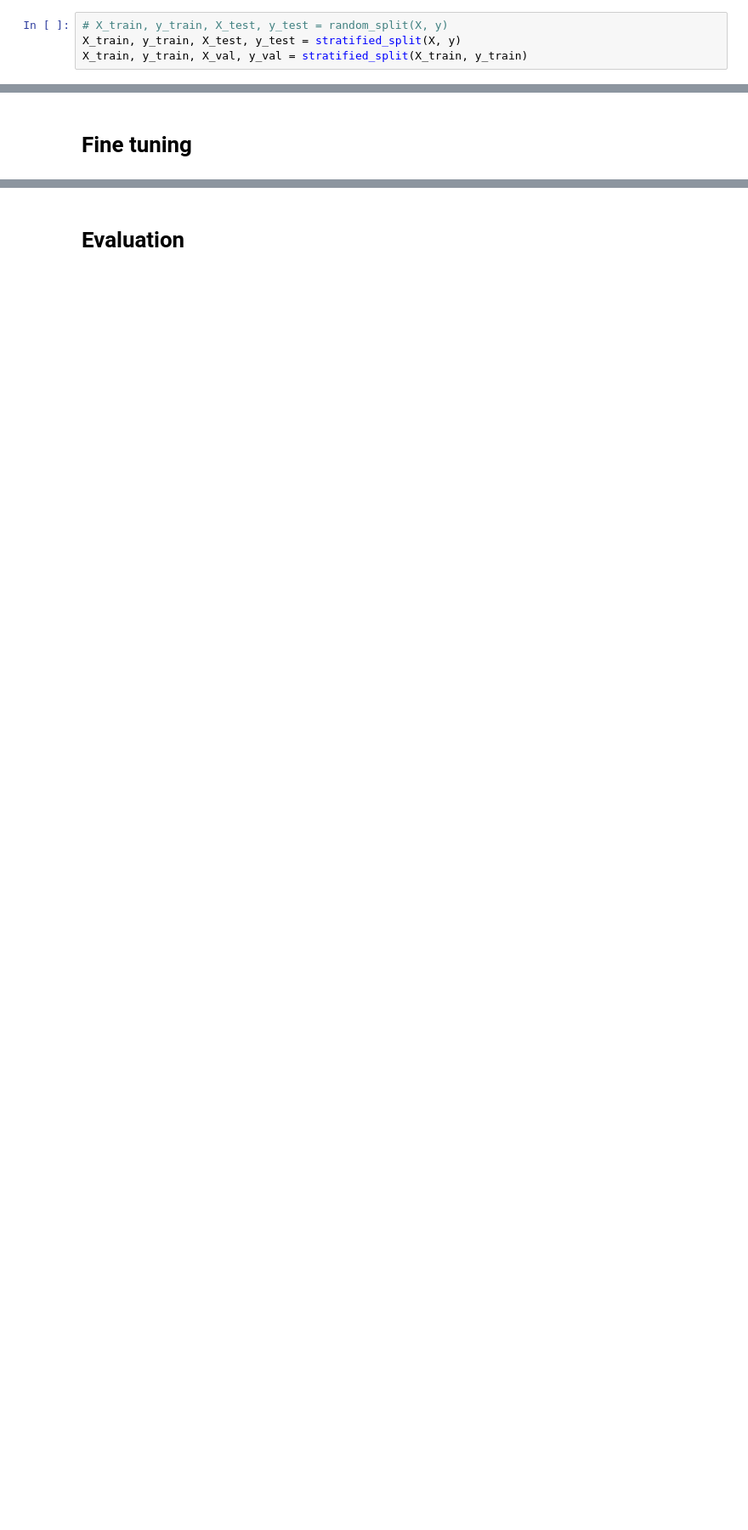
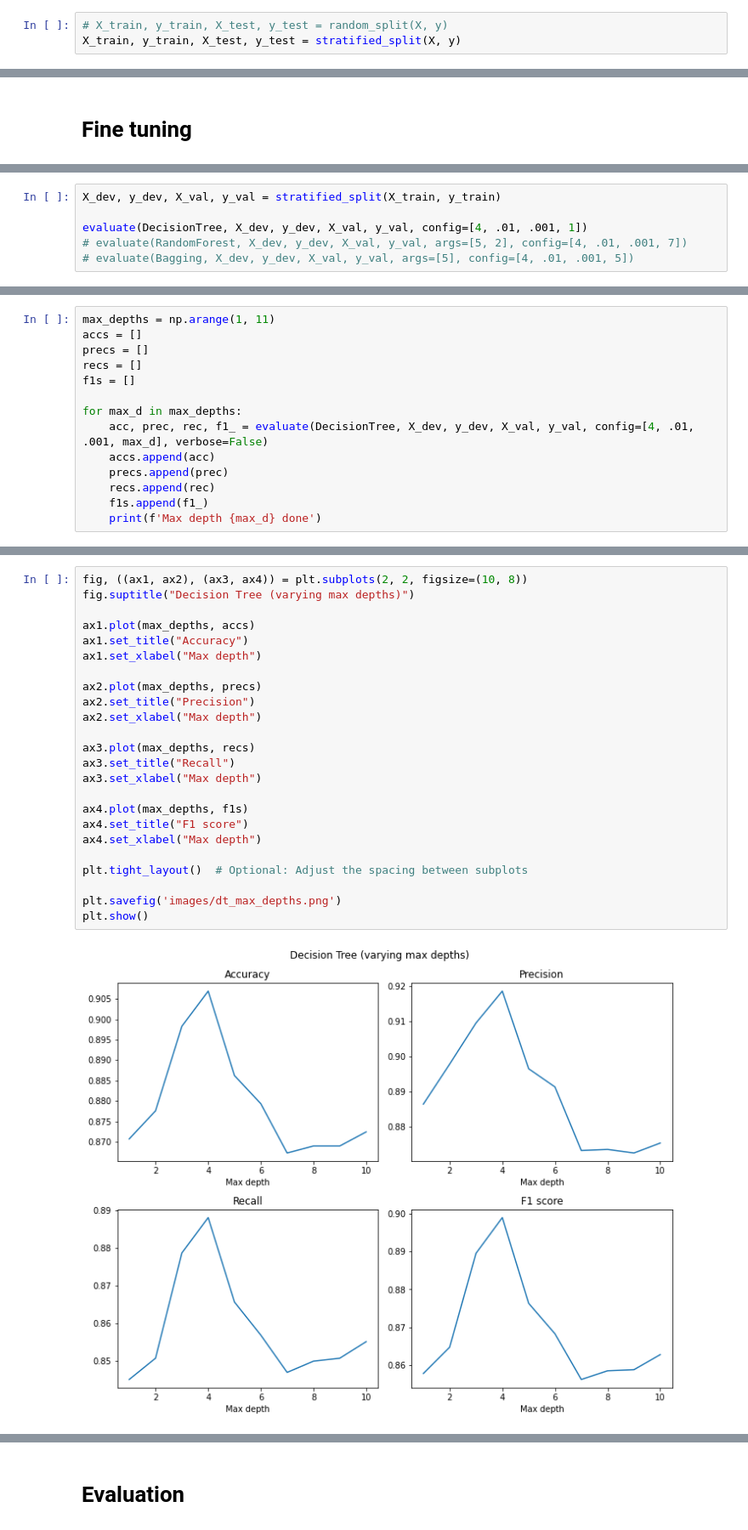
Before and after one commit to bunbohue19/Machine-Learning-Data-Mining, a Jupyter notebook: dtree-student-dropout.ipynb, the cells around one changed output, grey strips where cells are left out. Shown: that part at 85% size. Drawn from its saved outputs; the diff is of its cells as text; blank space fills up the shorter version.

Commit message:
Add plots and functions to save and load model

```diff
--- a/dtree-student-dropout.ipynb
+++ b/dtree-student-dropout.ipynb
@@ -237,4 +225,3 @@ def stratified_split(data, labels, test_pct=0.2, seed=None):
 # %%
 # X_train, y_train, X_test, y_test = random_split(X, y)
 X_train, y_train, X_test, y_test = stratified_split(X, y)
-X_train, y_train, X_val, y_val = stratified_split(X_train, y_train)
@@ -799,0 +608,6 @@ TODO
+# %%
+X_dev, y_dev, X_val, y_val = stratified_split(X_train, y_train)
+
+evaluate(DecisionTree, X_dev, y_dev, X_val, y_val, config=[4, .01, .001, 1])
+# evaluate(RandomForest, X_dev, y_dev, X_val, y_val, args=[5, 2], config=[4, .01, .001, 7])
+# evaluate(Bagging, X_dev, y_dev, X_val, y_val, args=[5], config=[4, .01, .001, 5])
@@ -799,0 +627,14 @@ TODO
+# %%
+max_depths = np.arange(1, 11)
+accs = []
+precs = []
+recs = []
+f1s = []
+
+for max_d in max_depths:
+    acc, prec, rec, f1_ = evaluate(DecisionTree, X_dev, y_dev, X_val, y_val, config=[4, .01, .001, max_d], verbose=False)
+    accs.append(acc)
+    precs.append(prec)
+    recs.append(rec)
+    f1s.append(f1_)
+    print(f'Max depth {max_d} done')
@@ -799,0 +652,26 @@ TODO
+# %%
+fig, ((ax1, ax2), (ax3, ax4)) = plt.subplots(2, 2, figsize=(10, 8))
+fig.suptitle("Decision Tree (varying max depths)")
+
+ax1.plot(max_depths, accs)
+ax1.set_title("Accuracy")
+ax1.set_xlabel("Max depth")
+
+ax2.plot(max_depths, precs)
+ax2.set_title("Precision")
+ax2.set_xlabel("Max depth")
+
+ax3.plot(max_depths, recs)
+ax3.set_title("Recall")
+ax3.set_xlabel("Max depth")
+
+ax4.plot(max_depths, f1s)
+ax4.set_title("F1 score")
+ax4.set_xlabel("Max depth")
+
+plt.tight_layout()  # Optional: Adjust the spacing between subplots
+
+plt.savefig('images/dt_max_depths.png')
+plt.show()
+# %% [output]
+[figure, added]
```
Also changed, not shown: parts of 35 cells of this notebook, 5 other files.
